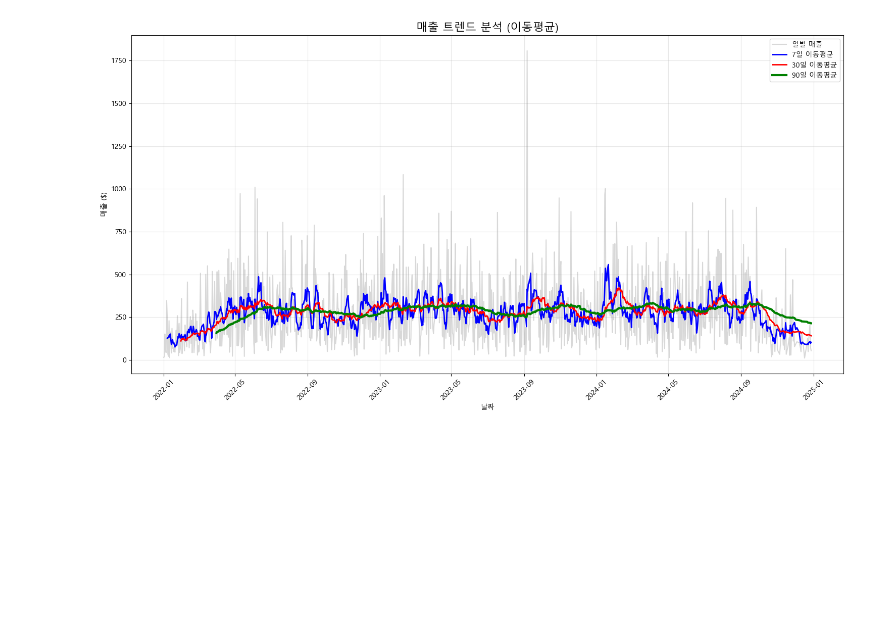
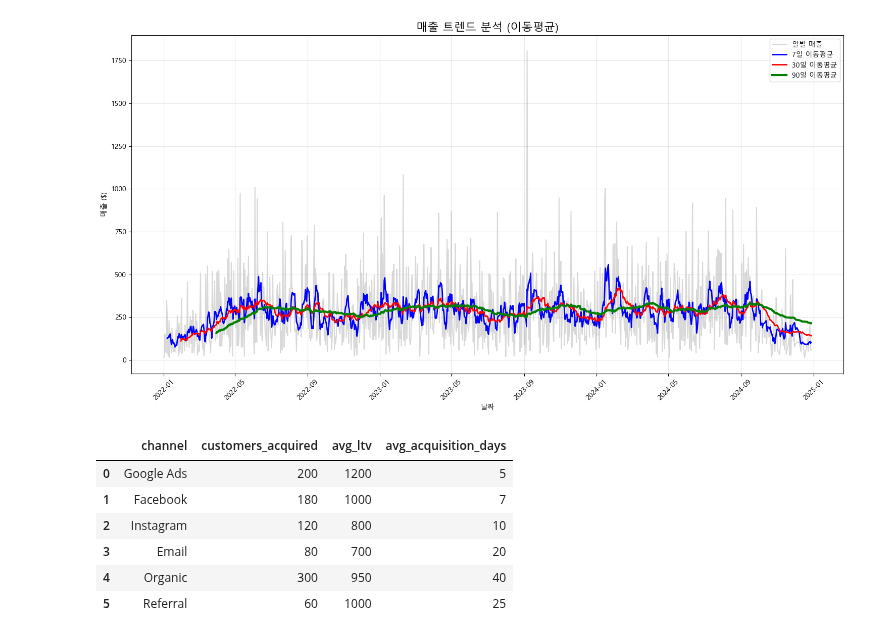
Before and after one commit to verba-neo/gaida-1, a Jupyter notebook: 데이터분석/04_kpi.ipynb, the cells around one changed output. Cells and saved outputs as stored; diff of their text form; code cells hidden in the pictures; blank space fills up the shorter version.

```diff
--- a/데이터분석/04_kpi.ipynb
+++ b/데이터분석/04_kpi.ipynb
@@ -490,3 +490,30 @@ plt.show()
 최근 7일 트렌드: 상승 (1.5)
 최근 30일 트렌드: 하락 (-0.9)
 [figure]
+# %%
+import pandas as pd
+
+# 마케팅 지출 및 채널 확장성 점수 (1~100)
+marketing_data = pd.DataFrame({
+    'channel': ['Google Ads', 'Facebook', 'Instagram', 'Email', 'Organic', 'Referral'],
+    'marketing_spend': [50000, 40000, 25000, 10000, 0, 3000],
+    'scalability_score': [90, 85, 75, 60, 95, 70]
+})
+
+# 고객 획득 수 / LTV / 획득 시간
+acquisition_data = pd.DataFrame({
+    'channel': ['Google Ads', 'Facebook', 'Instagram', 'Email', 'Organic', 'Referral'],
+    'customers_acquired': [200, 180, 120, 80, 300, 60],
+    'avg_ltv': [1200, 1000, 800, 700, 950, 1000],
+    'avg_acquisition_days': [5, 7, 10, 20, 40, 25]
+})
+
+acquisition_data
+# %% [output]
+|  | channel | customers_acquired | avg_ltv | avg_acquisition_days |
+| 0 | Google Ads | 200 | 1200 | 5 |
+| 1 | Facebook | 180 | 1000 | 7 |
+| 2 | Instagram | 120 | 800 | 10 |
+| 3 | Email | 80 | 700 | 20 |
+| 4 | Organic | 300 | 950 | 40 |
+| 5 | Referral | 60 | 1000 | 25 |
```
Also changed, not shown: parts of 2 cells of this notebook.
